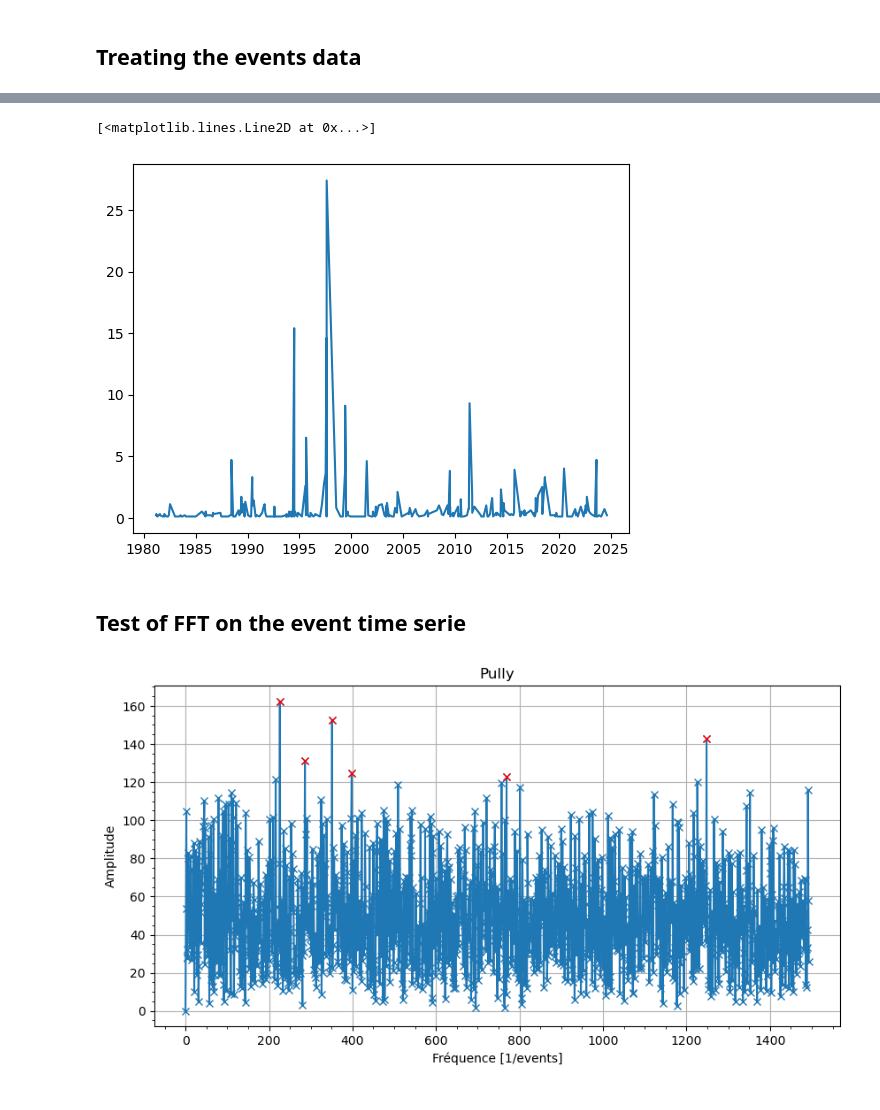
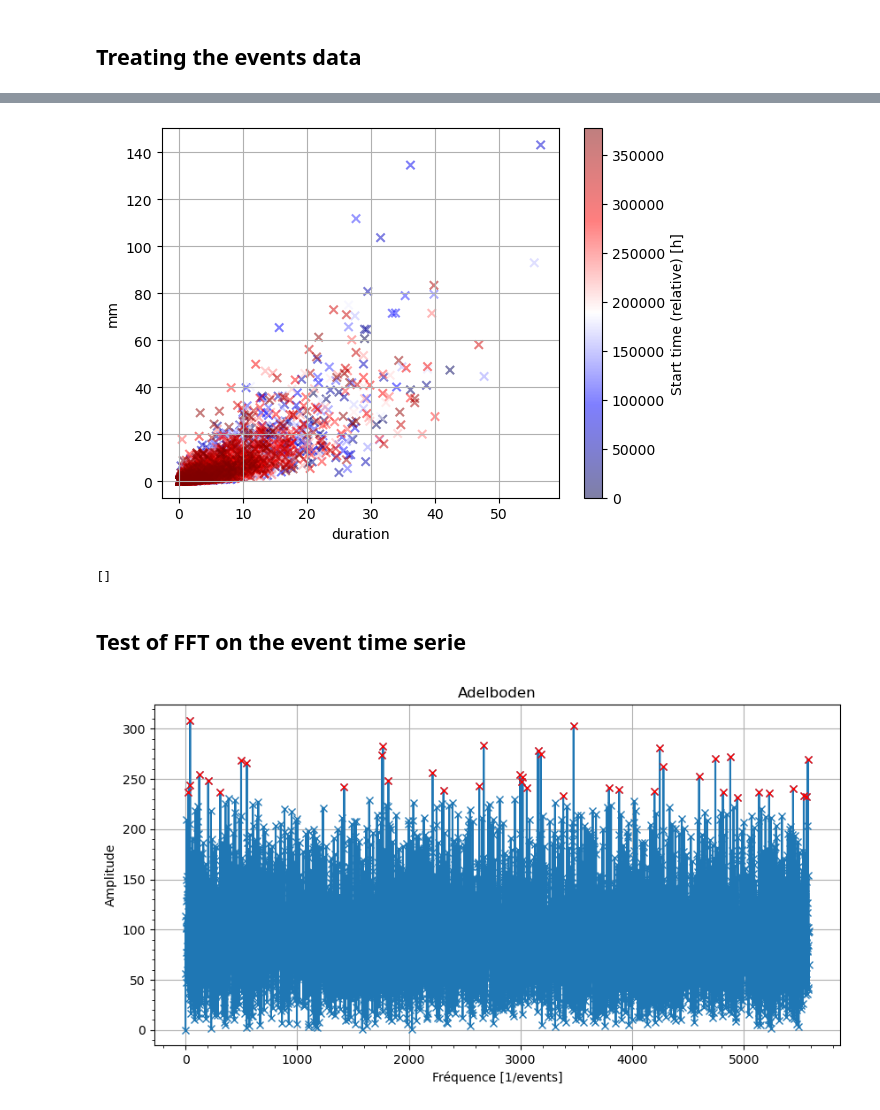
Before and after one commit to Eugnmttx/RainAnalysis, a Jupyter notebook: Version1/Event_separation.ipynb, the cells around one changed output, grey strips where cells are left out. Saved outputs shown, nothing was run; the diff lists cells and outputs as text; code cells hidden in the pictures.

```diff
--- a/Version1/Event_separation.ipynb
+++ b/Version1/Event_separation.ipynb
@@ -15,8 +17,8 @@ import calendar
 ## Data Treatment
 # %%
 # Paramètres des données
-Stations = ['Aigle', 'Pully', 'Payerne', 'Fretaz', 'Dole', 'Nyon']
-stat_index = 1
+Stations = ['Aigle', 'Pully', 'Payerne', 'Fretaz', 'Dole', 'Nyon', 'Moleson', 'Zermatt', 'Adelboden']
+stat_index = 6
 Format = ['Minutes','Heures']
 form_index = 0
 
@@ -46,7 +48,7 @@ df[value_column] = pd.to_numeric(df[value_column], errors='coerce')
 ## Isolating the events
 # %%
 events_pd = np.zeros(len(df[value_column]))
-time_limit = 6*24
+time_limit = 6*2
 in_index = False
 time_count = 0
 event_count = 1
@@ -107,8 +117,29 @@ plt.plot(cumul_intensity_sr)
 # %%
-plt.plot(start_times[durations<1],events[durations<1], '-')
+start_times_numeric = (start_times - start_times.min()) / np.timedelta64(1, 'h')
+norm = colors.Normalize(vmin=start_times_numeric.min(), vmax=start_times_numeric.max())
+colormap = cm.seismic  # ou autre colormap
+mapped_colors = colormap(norm(start_times_numeric))
+
+# Création du scatter plot avec couleurs
+fig, ax = plt.subplots()
+sc = ax.scatter(durations, events, c=start_times_numeric, cmap=colormap, norm=norm, marker='x', alpha=0.5)
+
+# Ajout de la colorbar avec l'objet mappable 'sc'
+cbar = plt.colorbar(sc, ax=ax)
+cbar.set_label('Start time (relative) [h]')
+
+# Autres éléments du graphique
+ax.grid(True)
+ax.set_xlabel('duration')
+ax.set_ylabel('mm')
+plt.show()
 # %% [output]
-[<matplotlib.lines.Line2D at 0x...>]
-[figure, old version]
+[figure, new version]
+# %%
+indices = np.where(durations > 80)[0]
+print(indices)
+# %% [output]
+[]
 # %% [markdown]
 ## Test of FFT on the event time serie
 # %%
@@ -134,7 +165,7 @@ plt.minorticks_on()
 plt.grid(True)
 plt.show()
 # %% [output]
-[figure, old version]
+[figure, new version]
 # %%
 fft_vals[np.abs(fft_vals)<high_val_filter] = 0
 fft_vals[np.abs(fft_freqs)>high_freq_filter] = 0
```
Also changed, not shown: parts of 6 cells of this notebook, 2 other files.
